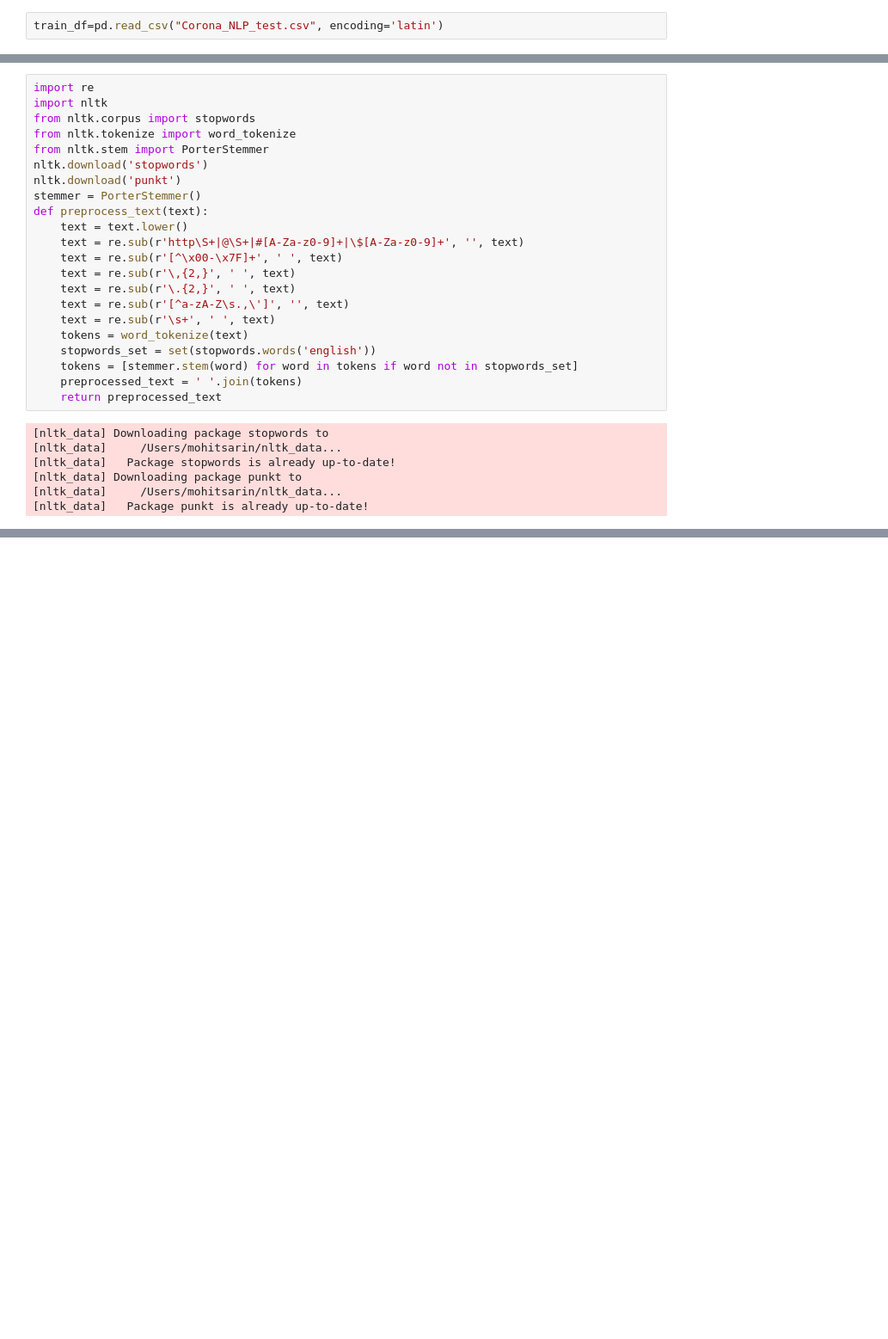
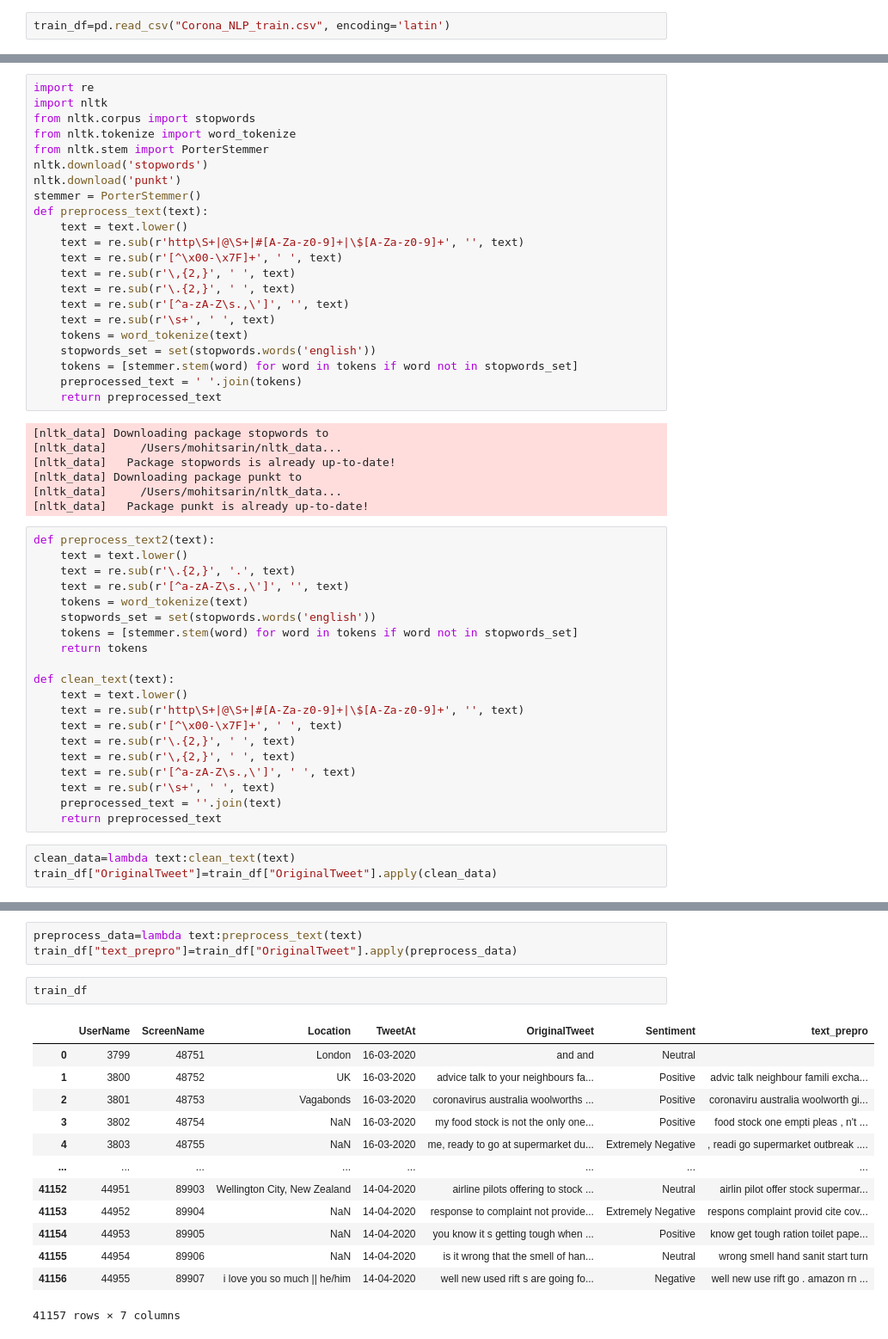
Before and after one commit to mohitsarin-tamu/Coronavirus-tweets-Analysis, a Jupyter notebook: Coronavirus-Tweet-Analysis.ipynb, the cells around one changed output, grey strips where cells are left out. Shown: that part at 86% size. Drawn from its saved outputs; the diff is of its cells as text; blank space fills up the shorter version.

Commit message:
after preprocessing and tokenization

```diff
--- a/Coronavirus-Tweet-Analysis.ipynb
+++ b/Coronavirus-Tweet-Analysis.ipynb
@@ -3,7 +3,7 @@ import numpy as np
 import pandas as pd
 import os
 # %%
-train_df=pd.read_csv("Corona_NLP_test.csv", encoding='latin')
+train_df=pd.read_csv("Corona_NLP_train.csv", encoding='latin')
 # %%
 train_df
 # %% [output]
@@ -67,3 +67,26 @@ def preprocess_text(text):
 [nltk_data] Downloading package punkt to
 [nltk_data]     /Users/mohitsarin/nltk_data...
 [nltk_data]   Package punkt is already up-to-date!
+# %%
+def preprocess_text2(text):
+    text = text.lower()
+    text = re.sub(r'\.{2,}', '.', text)
+    text = re.sub(r'[^a-zA-Z\s.,\']', '', text)
+    tokens = word_tokenize(text)
+    stopwords_set = set(stopwords.words('english'))
+    tokens = [stemmer.stem(word) for word in tokens if word not in stopwords_set]
+    return tokens
+
+def clean_text(text):
+    text = text.lower()
+    text = re.sub(r'http\S+|@\S+|#[A-Za-z0-9]+|\$[A-Za-z0-9]+', '', text)
+    text = re.sub(r'[^\x00-\x7F]+', ' ', text)
+    text = re.sub(r'\.{2,}', ' ', text)
+    text = re.sub(r'\,{2,}', ' ', text)
+    text = re.sub(r'[^a-zA-Z\s.,\']', ' ', text)
+    text = re.sub(r'\s+', ' ', text)
+    preprocessed_text = ''.join(text)
+    return preprocessed_text
+# %%
+clean_data=lambda text:clean_text(text)
+train_df["OriginalTweet"]=train_df["OriginalTweet"].apply(clean_data)
@@ -69,0 +109,19 @@ def preprocess_text(text):
+# %%
+preprocess_data=lambda text:preprocess_text(text)
+train_df["text_prepro"]=train_df["OriginalTweet"].apply(preprocess_data)
+# %%
+train_df
+# %% [output]
+|  | UserName | ScreenName | Location | TweetAt | OriginalTweet | Sentiment | text_prepro |
+| 0 | 3799 | 48751 | London | 16-03-2020 | and and | Neutral |  |
+| 1 | 3800 | 48752 | UK | 16-03-2020 | advice talk to your neighbours fa... | Positive | advic talk neighbour famili excha... |
+| 2 | 3801 | 48753 | Vagabonds | 16-03-2020 | coronavirus australia woolworths ... | Positive | coronaviru australia woolworth gi... |
+| 3 | 3802 | 48754 | NaN | 16-03-2020 | my food stock is not the only one... | Positive | food stock one empti pleas , n't ... |
+| 4 | 3803 | 48755 | NaN | 16-03-2020 | me, ready to go at supermarket du... | Extremely Negative | , readi go supermarket outbreak .... |
+| ... | ... | ... | ... | ... | ... | ... | ... |
+| 41152 | 44951 | 89903 | Wellington City, New Zealand | 14-04-2020 | airline pilots offering to stock ... | Neutral | airlin pilot offer stock supermar... |
+| 41153 | 44952 | 89904 | NaN | 14-04-2020 | response to complaint not provide... | Extremely Negative | respons complaint provid cite cov... |
+| 41154 | 44953 | 89905 | NaN | 14-04-2020 | you know it s getting tough when ... | Positive | know get tough ration toilet pape... |
+| 41155 | 44954 | 89906 | NaN | 14-04-2020 | is it wrong that the smell of han... | Neutral | wrong smell hand sanit start turn |
+| 41156 | 44955 | 89907 | i love you so much || he/him | 14-04-2020 | well new used rift s are going fo... | Negative | well new use rift go . amazon rn ... |
+41157 rows × 7 columns
```
Also changed, not shown: parts of 12 cells of this notebook.
